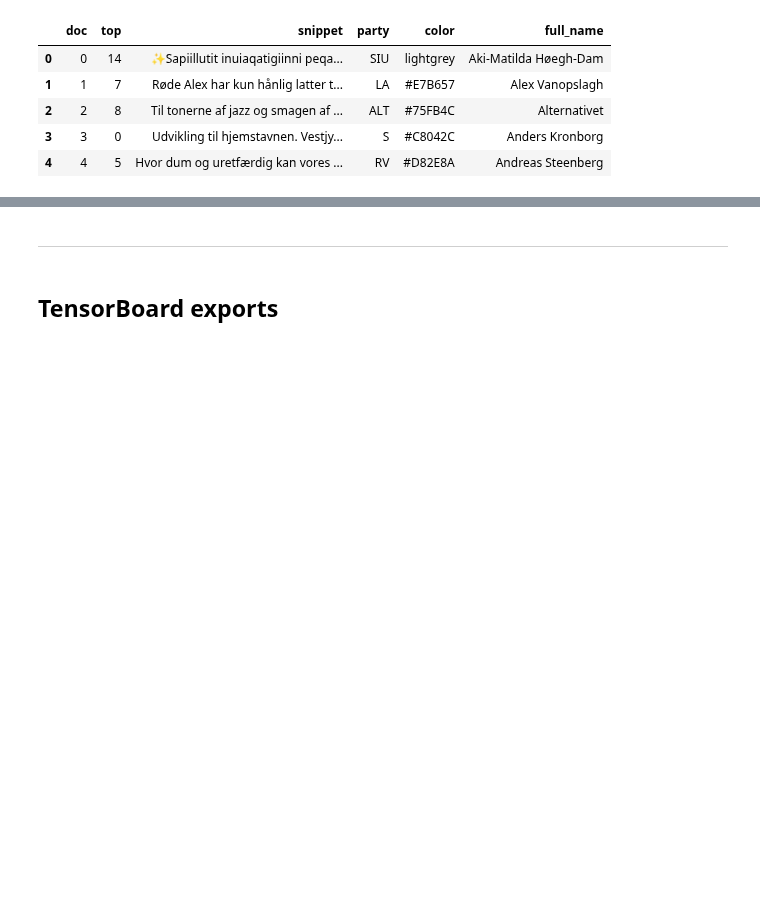
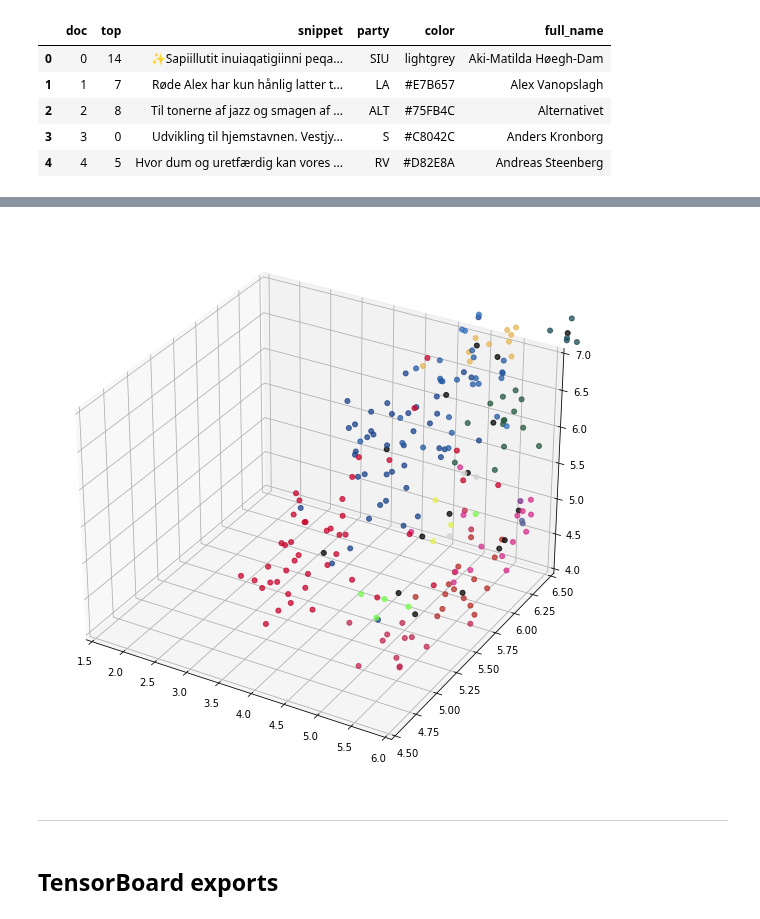
Before and after one commit to mathiasbruun/DCPA, a Jupyter notebook: politician2vec_example.ipynb, the cells around one changed output, grey strips where cells are left out. Drawn from its saved outputs; the diff is of its cells as text; code cells hidden in the pictures; blank space fills up the shorter version.

Commit message:
3D plotting experiments

```diff
--- a/politician2vec_example.ipynb
+++ b/politician2vec_example.ipynb
@@ -371,8 +355,9 @@ combined_hover['color'] = combined_hover['color'].fillna('black')
 mapper = umap.UMAP(
     n_neighbors=15,
     metric='cosine',
-    n_components=2
-    ).fit(np.vstack([
+    n_components=3
+    ).fit(
+        np.vstack([
             pol2vec_model.document_vectors,
             pol2vec_model.topic_vectors
             ]))
@@ -391,3 +387,25 @@ umap.plot.show(p)
+# %%
+fig = plt.figure(figsize=(10,10))
+ax = plt.axes(projection='3d')
+
+xdata = mapper.embedding_.T[0]
+ydata = mapper.embedding_.T[1]
+zdata = mapper.embedding_.T[2]
+
+ax.set_xlim(1.5,6)
+ax.set_ylim(4.5,6.5)
+ax.set_zlim(4,7)
+ax.scatter3D(
+    xdata,
+    ydata,
+    zdata,
+    c=combined_hover['color'],
+    cmap=combined_hover['color'],
+    alpha = 0.75,
+    s = 25
+    );
+# %% [output]
+[figure, added]
 # %% [markdown]
 ____
 # %% [markdown]
```
Also changed, not shown: parts of 4 cells of this notebook.
